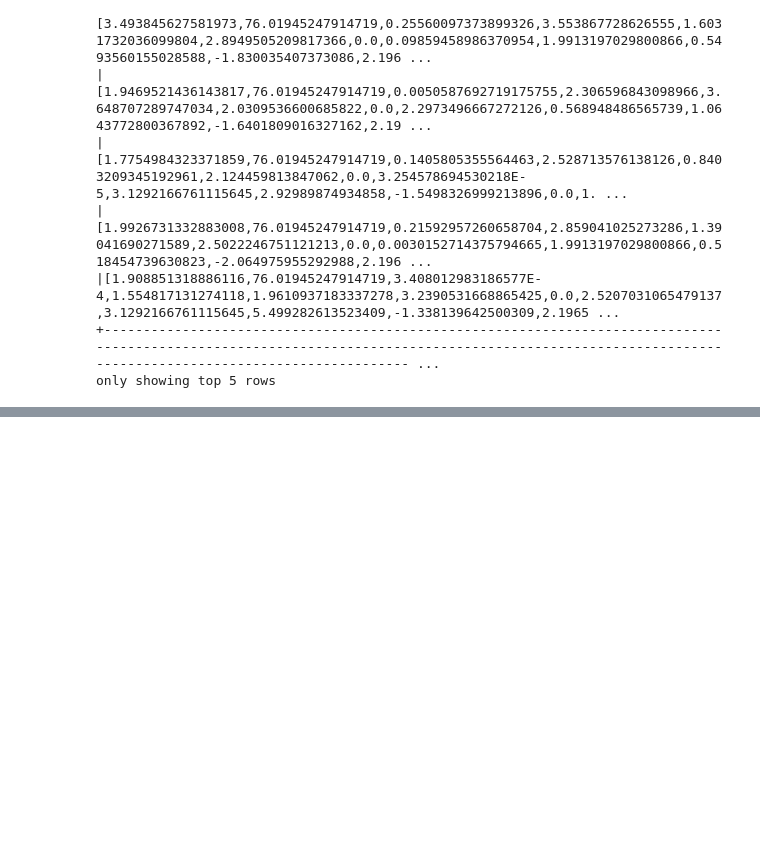
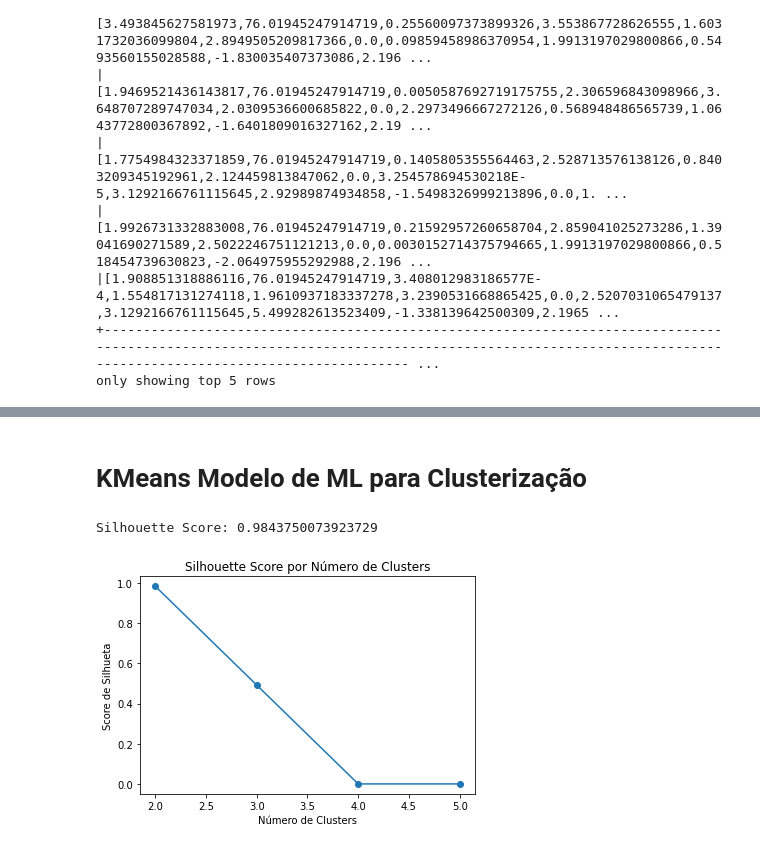
Before and after one commit to Uill-Iam/Estudo, a Jupyter notebook: Python/Databrics/Sitema Recomendação/Recomendador_Spotify.ipynb, the cells around one changed output, grey strips where cells are left out. Saved outputs shown, nothing was run; the diff lists cells and outputs as text; code cells hidden in the pictures; blank space fills up the shorter version.

```diff
--- a/Python/Databrics/Sitema Recomendação/Recomendador_Spotify.ipynb
+++ b/Python/Databrics/Sitema Recomendação/Recomendador_Spotify.ipynb
@@ -159,0 +162,3 @@ only showing top 5 rows
+# %%
+k = len(X)
+k
@@ -159,0 +171,4 @@ only showing top 5 rows
+# %%
+pca = PCA(k=k, inputCol='features_scaled', outputCol='pca_features')
+model_pca = pca.fit(dados_musicas_scaler)
+dados_musicas_pca = model_pca.transform(dados_musicas_scaler)
@@ -159,0 +187,3 @@ only showing top 5 rows
+# %%
+lista_valores = [sum(model_pca.explainedVariance[0:i+1]) for i in range(k)]
+lista_valores
@@ -159,0 +208,3 @@ only showing top 5 rows
+# %%
+k = sum(np.array(lista_valores) <=0.7)
+k
@@ -159,0 +242,64 @@ only showing top 5 rows
+# %% [markdown]
+# KMeans Modelo de ML para Clusterização
+# %%
+from pyspark.ml.clustering import KMeans
+from pyspark.ml.evaluation import ClusteringEvaluator
+from pyspark.ml.linalg import Vectors
+from pyspark.sql.functions import rand
+
+# Carregando dados de exemplo
+data = spark.createDataFrame([(Vectors.dense([0.0, 0.0]),), (Vectors.dense([1.0, 1.0]),),
+                              (Vectors.dense([9.0, 8.0]),), (Vectors.dense([8.0, 9.0]),)], ['features']).orderBy(rand())
+
+# Criando o modelo K-means
+kmeans = KMeans(k=2, seed=1)
+model = kmeans.fit(data)
+
+# Fazendo previsões
+predictions = model.transform(data)
+
+# Avaliando a qualidade dos clusters com ClusteringEvaluator
+evaluator = ClusteringEvaluator(metricName="silhouette", featuresCol="features", predictionCol="prediction")
+silhouette = evaluator.evaluate(predictions)
+
+print(f"Silhouette Score: {silhouette}")
+# %% [output]
+Silhouette Score: 0.9843750073923729
+# %%
+import matplotlib.pyplot as plt
+from pyspark.ml.clustering import KMeans
+from pyspark.ml.evaluation import ClusteringEvaluator
+from pyspark.ml.linalg import Vectors
+from pyspark.sql.functions import rand
+
+# Criando dados de exemplo
+data = spark.createDataFrame([
+    (Vectors.dense([0.0, 0.0]),),
+    (Vectors.dense([1.0, 1.0]),),
+    (Vectors.dense([9.0, 8.0]),),
+    (Vectors.dense([8.0, 9.0]),)
+], ['features']).orderBy(rand())
+
+# Avaliando o modelo K-means com diferentes valores de k
+silhouette_scores = []
+k_values = range(2, 6)
+
+for k in k_values:
+    kmeans = KMeans(k=k, seed=1)
+    model = kmeans.fit(data)
+
+    # Criando previsões
+    predictions = model.transform(data)
+
+    # Usando ClusteringEvaluator para calcular o Silhouette Score
+    evaluator = ClusteringEvaluator(metricName="silhouette", featuresCol="features", predictionCol="prediction")
+    silhouette_scores.append(evaluator.evaluate(predictions))
+
+# Plotando o gráfico de Silhouette Score vs Número de Clusters
+plt.plot(k_values, silhouette_scores, '-o')
+plt.xlabel('Número de Clusters')
+plt.ylabel('Score de Silhueta')
+plt.title('Silhouette Score por Número de Clusters')
+plt.show()
+# %% [output]
+[figure, added]
```
Also changed, not shown: parts of 29 cells of this notebook.
